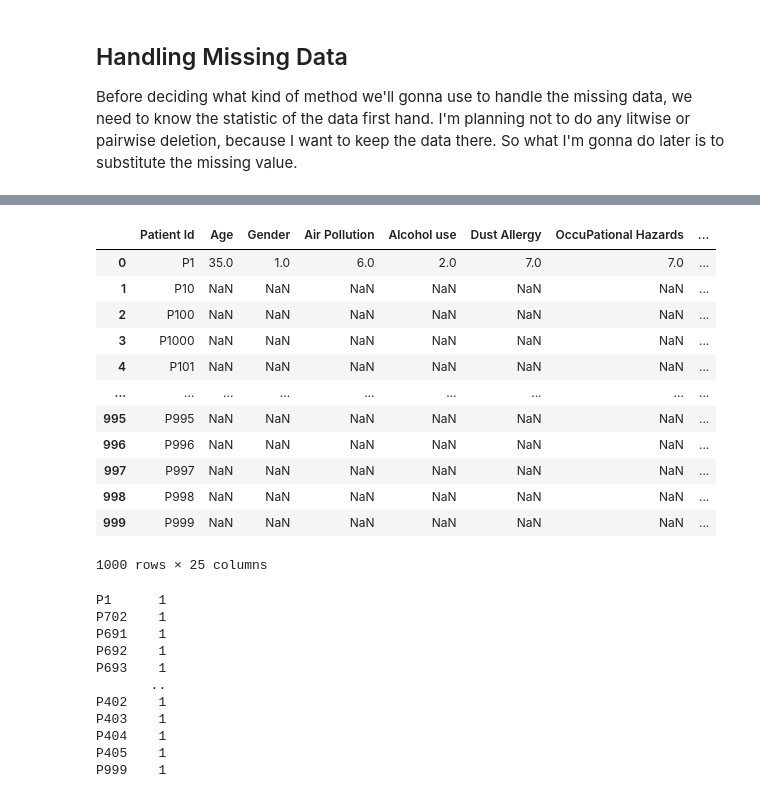
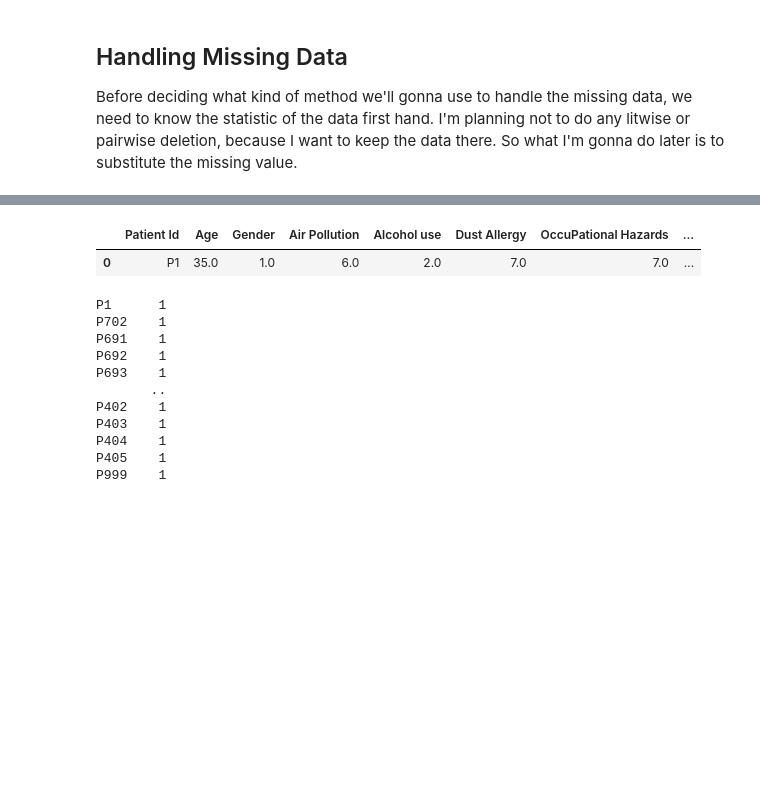
Before and after one commit to HasyimAP/My-Kaggle, a Jupyter notebook: cancer-patient-data.ipynb, the cells around one changed output, grey strips where cells are left out. Drawn from its saved outputs; the diff is of its cells as text; code cells hidden in the pictures; blank space fills up the shorter version.

```diff
--- a/cancer-patient-data.ipynb
+++ b/cancer-patient-data.ipynb
@@ -14,4 +18,4 @@ import plotly.offline as po
 po.init_notebook_mode(connected=True)
 
 # show all column dataframe
-pd.get_option("display.max_columns")
+pd.set_option('display.max_columns', None)
@@ -196,20 +192,10 @@ max      NaN
 # %%
-# mode of each column is on the 1st row
-df.mode(axis=0)
+# mode of each column
+pd.set_option('display.max_columns', None)
+df.mode(axis=0).head(1)
 # %% [output]
 |  | Patient Id | Age | Gender | Air Pollution | Alcohol use | Dust Allergy | OccuPational Hazards | ... |
 | 0 | P1 | 35.0 | 1.0 | 6.0 | 2.0 | 7.0 | 7.0 | ... |
-| 1 | P10 | NaN | NaN | NaN | NaN | NaN | NaN | ... |
-| 2 | P100 | NaN | NaN | NaN | NaN | NaN | NaN | ... |
-| 3 | P1000 | NaN | NaN | NaN | NaN | NaN | NaN | ... |
-| 4 | P101 | NaN | NaN | NaN | NaN | NaN | NaN | ... |
-| ... | ... | ... | ... | ... | ... | ... | ... | ... |
-| 995 | P995 | NaN | NaN | NaN | NaN | NaN | NaN | ... |
-| 996 | P996 | NaN | NaN | NaN | NaN | NaN | NaN | ... |
-| 997 | P997 | NaN | NaN | NaN | NaN | NaN | NaN | ... |
-| 998 | P998 | NaN | NaN | NaN | NaN | NaN | NaN | ... |
-| 999 | P999 | NaN | NaN | NaN | NaN | NaN | NaN | ... |
-1000 rows × 25 columns
 # %%
 # how many counts of each values are in the columns
 for col in df.columns:
```
Also changed, not shown: parts of 19 cells of this notebook.
